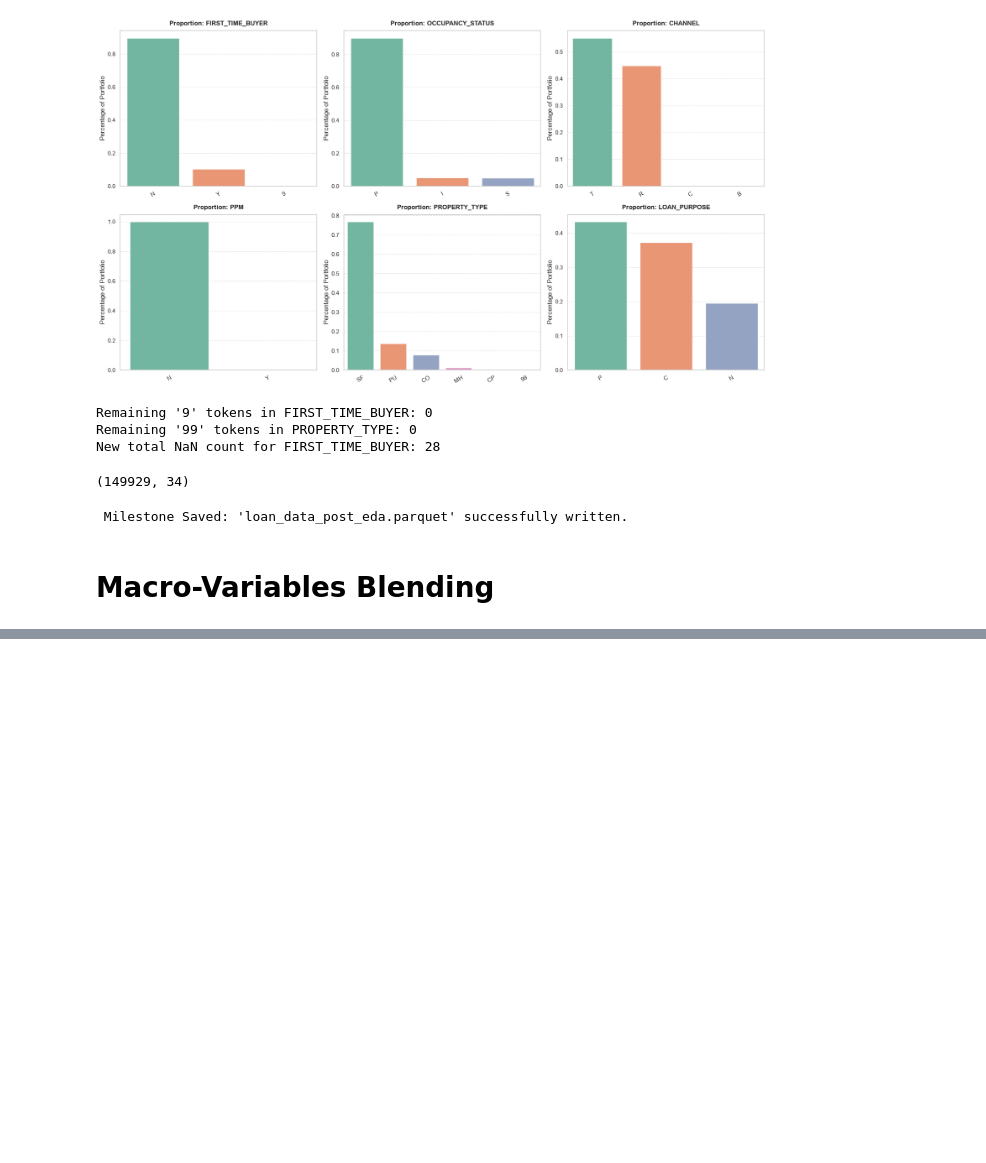
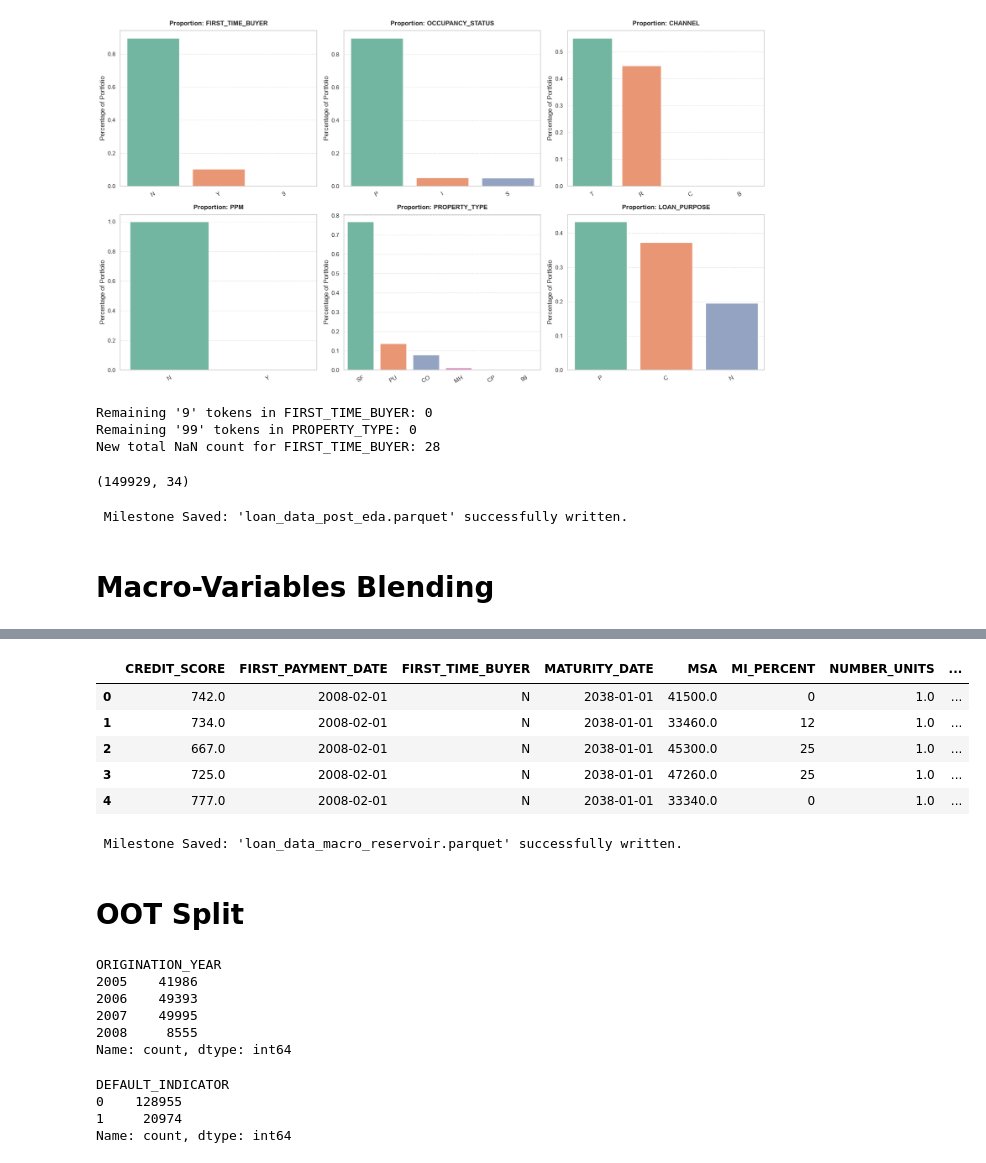
Before and after one commit to Gautam0211/Credit-Risk-Stress-Testing-Under-Macro-Conditions-of-2008-Global-Recession, a Jupyter notebook: Notebooks/EDA and Data Preprocessing.ipynb, the cells around one changed output, grey strips where cells are left out. Drawn from its saved outputs; the diff is of its cells as text; code cells hidden in the pictures; blank space fills up the shorter version.

```diff
--- a/Notebooks/EDA and Data Preprocessing.ipynb
+++ b/Notebooks/EDA and Data Preprocessing.ipynb
@@ -1120,0 +1232,13 @@ print(" Milestone Saved: 'loan_data_post_eda.parquet' successfully written.")
+# %%
+import pandas as pd
+
+# 1. Standardize dates and set as index
+for temp_df in [brm_df, hpi_df, delinq_df, mtg_df]:
+    temp_df['observation_date'] = pd.to_datetime(temp_df['observation_date'])
+    temp_df.set_index('observation_date', inplace=True)
+
+# 2. Resample to standard Month-Start frequencies
+brm_monthly = brm_df.resample('MS').mean()
+mtg_monthly = mtg_df.resample('MS').mean()
+    hpi_monthly = hpi_df.resample('MS').first()
+delinq_monthly = delinq_df.resample('MS').ffill()
@@ -1120,0 +1310,12 @@ print(" Milestone Saved: 'loan_data_post_eda.parquet' successfully written.")
+# %%
+# 3. Combine into the Master Macro Dataframe
+macro_master = pd.concat([hpi_monthly, brm_monthly, mtg_monthly, delinq_monthly], axis=1)
+
+# 4. Generate an INTEGER key matching your 'YYYYMM' structure
+macro_master['JOIN_YEAR_MONTH'] = macro_master.index.strftime('%Y%m').astype(int)
+macro_master.reset_index(drop=True, inplace=True)
+
+# 5. Quick look to confirm the data types match perfectly
+print("=== Macro Master Dataframe ===")
+print(macro_master.dtypes)
+print(macro_master.head(2))
@@ -1120,0 +1380,3 @@ print(" Milestone Saved: 'loan_data_post_eda.parquet' successfully written.")
+# %%
+# 2. Perform the explicit left-join into your master macro dataframe
+df_macro = df.merge(macro_master, on='JOIN_YEAR_MONTH', how='left')
@@ -1120,0 +1395,33 @@ print(" Milestone Saved: 'loan_data_post_eda.parquet' successfully written.")
+# %%
+df_macro.head()
+# %% [output]
+|  | CREDIT_SCORE | FIRST_PAYMENT_DATE | FIRST_TIME_BUYER | MATURITY_DATE | MSA | MI_PERCENT | NUMBER_UNITS | ... |
+| 0 | 742.0 | 2008-02-01 | N | 2038-01-01 | 41500.0 | 0 | 1.0 | ... |
+| 1 | 734.0 | 2008-02-01 | N | 2038-01-01 | 33460.0 | 12 | 1.0 | ... |
+| 2 | 667.0 | 2008-02-01 | N | 2038-01-01 | 45300.0 | 25 | 1.0 | ... |
+| 3 | 725.0 | 2008-02-01 | N | 2038-01-01 | 47260.0 | 25 | 1.0 | ... |
+| 4 | 777.0 | 2008-02-01 | N | 2038-01-01 | 33340.0 | 0 | 1.0 | ... |
+# %%
+# Save the master macro data reservoir to Parquet format
+df_macro.to_parquet('loan_data_macro_reservoir.parquet', index=False)
+print(" Milestone Saved: 'loan_data_macro_reservoir.parquet' successfully written.")
+# %% [output]
+ Milestone Saved: 'loan_data_macro_reservoir.parquet' successfully written.
+# %% [markdown]
+# OOT Split
+# %%
+print(df_macro['ORIGINATION_YEAR'].value_counts().sort_index())
+# %% [output]
+ORIGINATION_YEAR
+2005    41986
+2006    49393
+2007    49995
+2008     8555
+Name: count, dtype: int64
+# %%
+df.DEFAULT_INDICATOR.value_counts()
+# %% [output]
+DEFAULT_INDICATOR
+0    128955
+1     20974
+Name: count, dtype: int64
```
Also changed, not shown: parts of 20 cells of this notebook.
